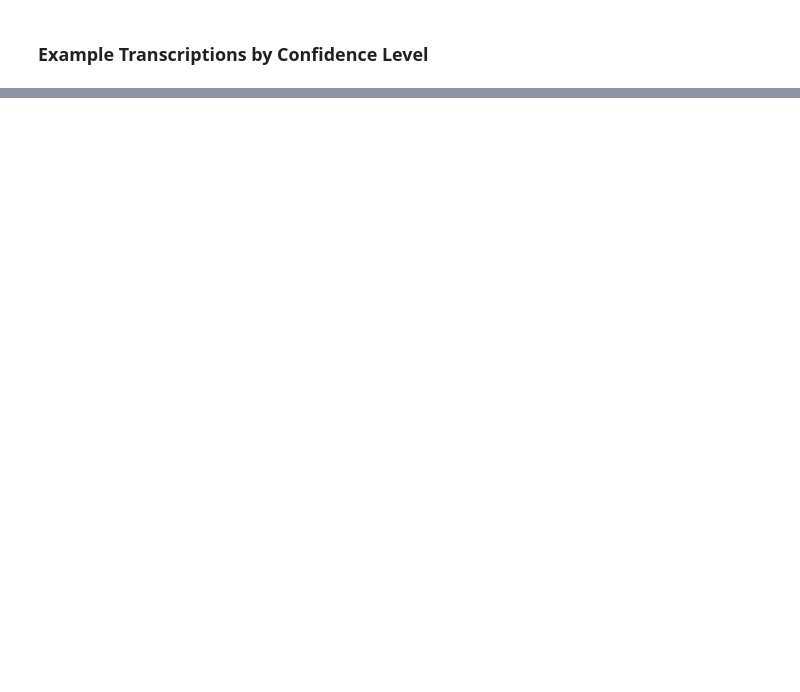
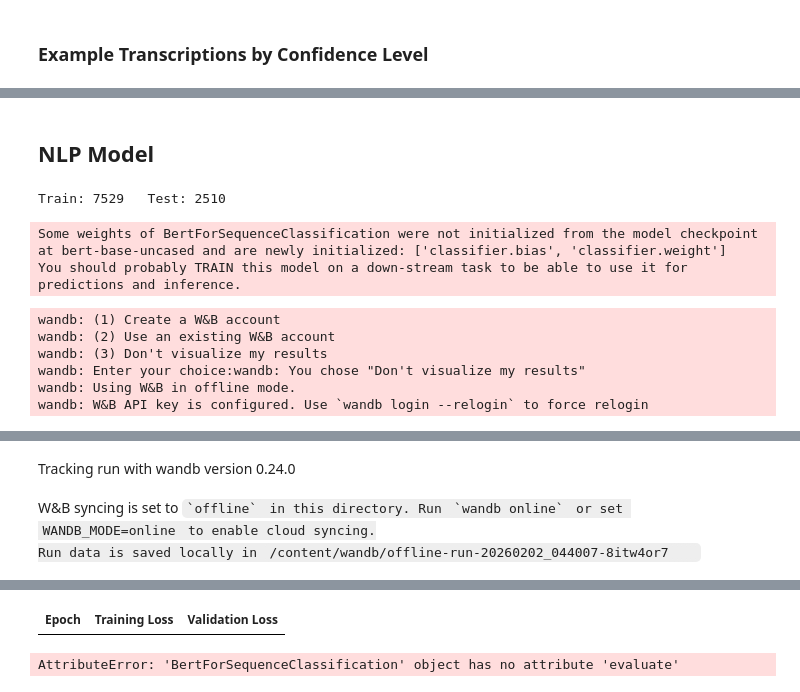
Before and after one commit to danula-rathnayaka/call-center-automation, a Jupyter notebook: confidence-model/New.ipynb, the cells around one changed output, grey strips where cells are left out. Saved outputs shown, nothing was run; the diff lists cells and outputs as text; code cells hidden in the pictures; blank space fills up the shorter version.

Commit message:
feat: add nlp predict model

```diff
--- a/confidence-model/New.ipynb
+++ b/confidence-model/New.ipynb
@@ -431,0 +515,15 @@ for level in ['Low', 'Medium', 'High']:
+# %% [markdown]
+## NLP Model
+# %%
+label2id = {"Low": 0, "Medium": 1, "High": 2}
+id2label = {v: k for k, v in label2id.items()}
+
+results['confidence_id'] = results['confidence_level'].map(label2id)
+
+train_df, test_df = train_test_split(
+    results, test_size=0.25, stratify=results['confidence_id'], random_state=12
+)
+
+print(f"Train: {len(train_df)}   Test: {len(test_df)}")
+# %% [output]
+Train: 7529   Test: 2510
@@ -431,0 +549,43 @@ for level in ['Low', 'Medium', 'High']:
+# %%
+model = AutoModelForSequenceClassification.from_pretrained(
+    "bert-base-uncased",
+    num_labels=3,
+    id2label=id2label,
+    label2id=label2id
+)
+# %% [output]
+Some weights of BertForSequenceClassification were not initialized from the model checkpoint at bert-base-uncased and are newly initialized: ['classifier.bias', 'classifier.weight']
+You should probably TRAIN this model on a down-stream task to be able to use it for predictions and inference.
+# %%
+training_args = TrainingArguments(
+    output_dir="./confidence_bert_results",
+    num_train_epochs=4,
+    per_device_train_batch_size=8,
+    per_device_eval_batch_size=16,
+    eval_strategy="epoch",
+    save_strategy="epoch",
+    learning_rate=2e-5,
+)
+
+def compute_metrics(eval_pred):
+    logits, labels = eval_pred
+    predictions = np.argmax(logits, axis=-1)
+    acc = (predictions == labels).mean()
+    return {"accuracy": acc}
+
+trainer = Trainer(
+    model=model,
+    args=training_args,
+    train_dataset=train_dataset,
+    eval_dataset=test_dataset,
+    compute_metrics=compute_metrics,
+)
+
+trainer.train()
+# %% [output]
+wandb: (1) Create a W&B account
+wandb: (2) Use an existing W&B account
+wandb: (3) Don't visualize my results
+wandb: Enter your choice:wandb: You chose "Don't visualize my results"
+wandb: Using W&B in offline mode.
+wandb: W&B API key is configured. Use `wandb login --relogin` to force relogin
@@ -431,0 +593,3 @@ for level in ['Low', 'Medium', 'High']:
+Tracking run with wandb version 0.24.0
+W&B syncing is set to `offline` in this directory. Run `wandb online` or set WANDB_MODE=online to enable cloud syncing.
+Run data is saved locally in /content/wandb/offline-run-20260202_044007-8itw4or7
@@ -431,0 +597,13 @@ for level in ['Low', 'Medium', 'High']:
+| Epoch | Training Loss | Validation Loss |
+# %%
+eval_results = model.evaluate()
+print(eval_results)
+
+predictions = model.predict(test_dataset)
+pred_labels = np.argmax(predictions.predictions, axis=1)
+true_labels = predictions.label_ids
+
+print("\nClassification Report:")
+print(classification_report(true_labels, pred_labels, target_names=["low", "medium", "high"]))
+# %% [output]
+AttributeError: 'BertForSequenceClassification' object has no attribute 'evaluate'
```
Also changed, not shown: parts of 9 cells of this notebook.
